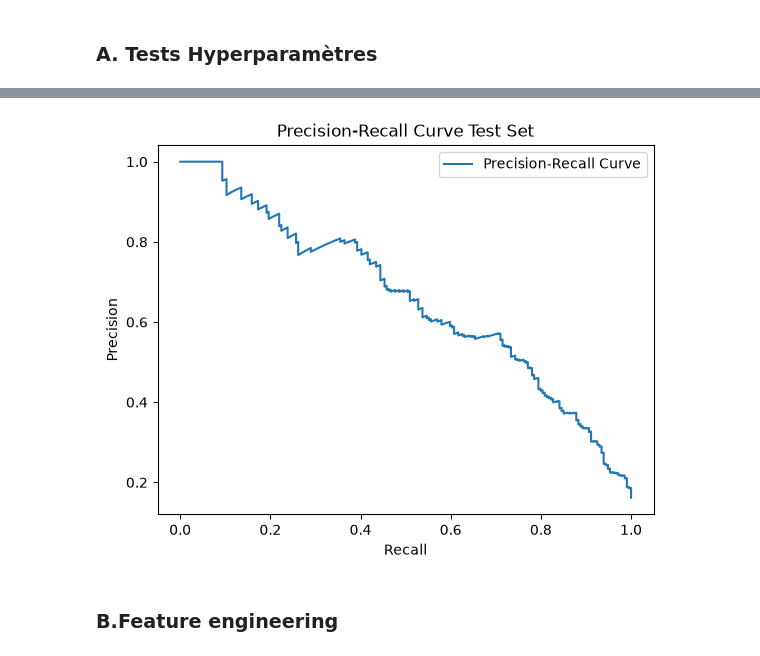
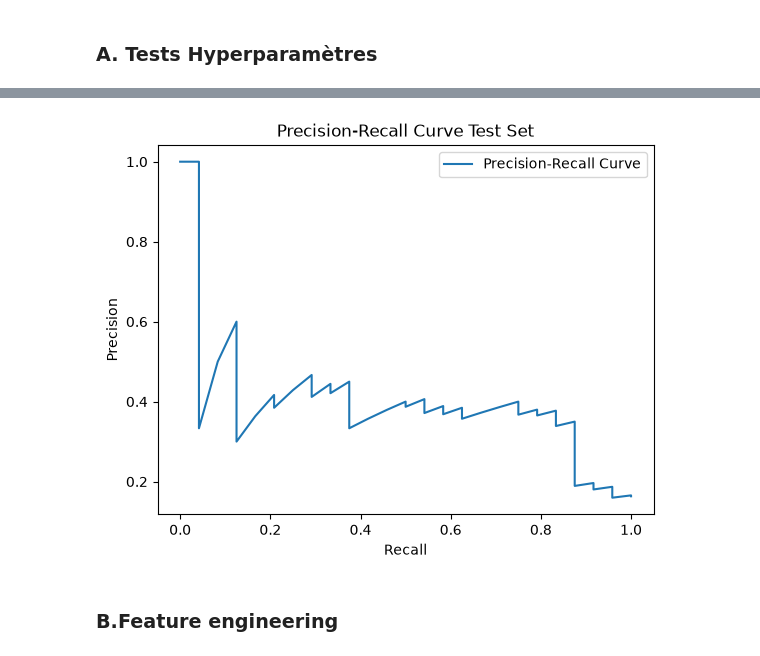
Before and after one commit to alxvnt/Projet4_AI, a Jupyter notebook: notebooks/Modelisation.ipynb, the cells around one changed output, grey strips where cells are left out. Saved outputs shown, nothing was run; the diff lists cells and outputs as text; code cells hidden in the pictures.

```diff
--- a/notebooks/Modelisation.ipynb
+++ b/notebooks/Modelisation.ipynb
@@ -42,17 +42,20 @@ from shap import TreeExplainer
 df = pd.read_csv("../data/processed/dataset_clean.csv")
 # %%
 # On définit notre target
-df["a_quitte_l_entreprise_Oui"].describe()
 y = df["a_quitte_l_entreprise_Oui"]
-
 
 # Création de notre df sans target
 X = df.drop(columns=["a_quitte_l_entreprise_Oui"])
 
 # Première séparation train test
 X_train, X_test, y_train, y_test = train_test_split(
-    X,y, test_size=0.10, random_state=42
+    X,
+    y,
+    test_size=0.10,
+    random_state=42,
+    stratify=y
 )
+
 df["a_quitte_l_entreprise_Oui"].value_counts()
 # %% [output]
 a_quitte_l_entreprise_Oui
@@ -71,11 +74,11 @@ On définit nos métriques d'évaluation :
 - **PR AUC** : aire sous la courbe précision-rappel résumant le compromis entre précision et rappel à différents seuils
 - **Time** : la durée d'entrainement de notre modèle
 # %%
-cv_details = KFold(n_splits=5, shuffle=True, random_state=42)
+CV_DETAILS = StratifiedKFold(n_splits=5, shuffle=True, random_state=42)
 def model_validation(model, X, y, use_smote=False):
 
     # Metriques chiffrées
-    scoring = ["f1", "precision", "recall", "average_precision"]
+    SCORING = ["f1", "precision", "recall", "average_precision"]
 
     steps = []
     if use_smote:
@@ -86,9 +89,10 @@ def model_validation(model, X, y, use_smote=False):
 
     cross_validation_result = cross_validate(
         pipeline,
-        X, y,
-        cv=cv_details,
-        scoring=scoring,
+        X,
+        y,
+        cv=CV_DETAILS,
+        scoring=SCORING,
         return_train_score=True,
         return_estimator=True
         )
@@ -137,7 +141,7 @@ def optimisation_rfg(X_train, y_train):
         }
     clf = RandomForestClassifier()
 
-    rfg = GridSearchCV(clf, parameters, cv = cv_details, scoring = 'recall', verbose = 1)
+    rfg = GridSearchCV(clf, parameters, cv=CV_DETAILS, scoring='recall', verbose=1)
     rfg.fit(X_train,y_train)
     return rfg
 # %% [markdown]
@@ -274,19 +278,19 @@ array([[867, 242],
 # %%
-rfg_train = clf.fit(X_train, y_train)
-y_proba_test = rfg_train.predict_proba(X_train)[:,1]
+y_proba_test = rfg.predict_proba(X_test)[:,1]
 
 precision_test, recall_test, thresholds_test = precision_recall_curve(
-    y_train, y_proba_test
+    y_test,
+    y_proba_test
 )
 
 plt.plot(recall_test, precision_test, label="Precision-Recall Curve")
 plt.xlabel("Recall")
 plt.ylabel("Precision")
 plt.title("Precision-Recall Curve Test Set")
 plt.legend()
 plt.show()
 # %% [output]
-[figure, old version]
+[figure, new version]
 # %% [markdown]
 ### B.Feature engineering
 # %%
```
Also changed, not shown: parts of 17 cells of this notebook, 3 other files.
